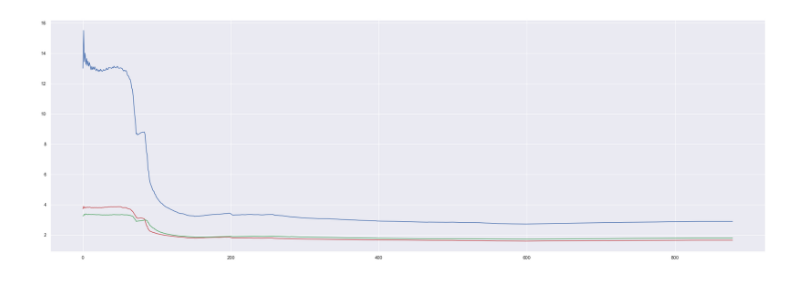
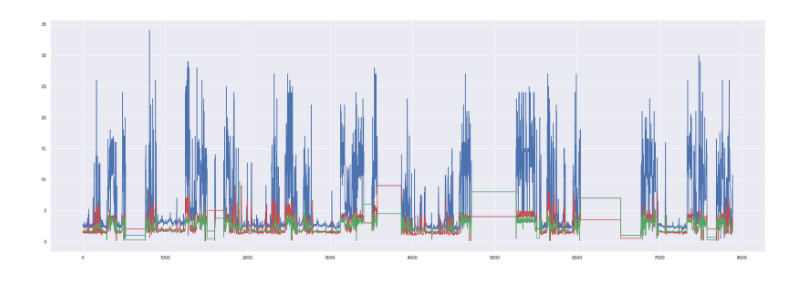
Before and after one commit to zhenux/pythonProject54, a Jupyter notebook: dut_manual_can.ipynb, the cells around one changed output. Drawn from its saved outputs; the diff is of its cells as text; code cells hidden in the pictures.

```diff
--- a/dut_manual_can.ipynb
+++ b/dut_manual_can.ipynb
@@ -10,7 +10,7 @@ from bs4 import BeautifulSoup
 #url_req = (['?imei=350424060069364&s_dt=2022-09-11%2006:02:00&e_dt=2022-09-11%2018:50:00'])
 #url_req = (['?imei=350424060069364&s_dt=2022-09-10%2000:00:00&e_dt=2022-09-13%2023:50:00'])
 #url_req = (['?imei=350424060069364&s_dt=2022-09-19%2007:02:00&e_dt=2022-09-19%2016:30:00'])
-url_req = (['?imei=350424060069364&s_dt=2022-09-24%2010:46:00&e_dt=2022-09-24%2011:27:00'])
+url_req = (['?imei=350424060069364&s_dt=2022-09-27%2009:00:00&e_dt=2022-09-27%2023:59:59'])
 
 web_link = 'https://nav.by/info/testAccel.php'
 
@@ -120,6 +120,12 @@ ttt = []
 relation1 = []
 relation2 = []
 relation3 = []
+relation4 = []
+relation5 = []
+relation6 = []
+relation7 = []
+relation8 = []
+relation9 = []
 
 popt3_calc = [(0.003276728)*1.8684/100, (-0.008181688)*1.8684/100, 0.004813692*3.4909/100, (-3.33334E-05)*3.4909/100]
 #popt3_calc = [110*0.0/1391684.0, 112*0.0/854199.0, 112*0.0/973357.0, 112*1.0/586476.0]
@@ -252,20 +258,20 @@ for i in range(2, len(df)):
     df.at[i, "sum_ES_3_APP_3_can"] = sum_ES_3_APP_3_sum
     df.at[i, "sum_ES_2_can"] = sum_ES_2_sum
 
-    # if (sum_ES_2_APP_inst != 0) and (sum_ES_APP_inst/sum_ES_2_APP_inst < 40):
-    #     relation1.append(sum_ES_APP_inst/sum_ES_2_APP_inst)
-    # else:
-    #     relation1.append(0)
-    #
-    # if (sum_ES_APP_2_inst != 0) and (sum_ES_APP_inst/sum_ES_APP_2_inst < 40):
-    #     relation2.append(sum_ES_APP_inst/sum_ES_APP_2_inst)
-    # else:
-    #     relation2.append(0)
-    #
-    # if (sum_ES_2_APP_2_inst != 0) and (sum_ES_APP_inst/sum_ES_2_APP_2_inst < 40):
-    #     relation3.append(sum_ES_APP_inst/sum_ES_2_APP_2_inst)
-    # else:
-    #     relation3.append(0)
+    if (sum_ES_2_APP_inst != 0) and (sum_ES_APP_inst/sum_ES_2_APP_inst < 40):
+        relation7.append(sum_ES_APP_inst/sum_ES_2_APP_inst)
+    else:
+        relation7.append(0)
+
+    if (sum_ES_APP_2_inst != 0) and (sum_ES_APP_inst/sum_ES_APP_2_inst < 40):
+        relation8.append(sum_ES_APP_inst/sum_ES_APP_2_inst)
+    else:
+        relation8.append(0)
+
+    if (sum_ES_2_APP_2_inst != 0) and (sum_ES_APP_inst/sum_ES_2_APP_2_inst < 40):
+        relation9.append(sum_ES_APP_inst/sum_ES_2_APP_2_inst)
+    else:
+        relation9.append(0)
 
     if (sum_ES_2_APP_sum != 0) and (sum_ES_APP_sum/sum_ES_2_APP_sum < 40):
         relation1.append(sum_ES_APP_sum/sum_ES_2_APP_sum)
@@ -281,6 +287,21 @@ for i in range(2, len(df)):
         relation3.append(sum_ES_APP_sum/sum_ES_2_APP_2_sum)
     else:
         relation3.append(0)
+
+    if (sum_ES_2_APP_3_sum != 0) and (sum_ES_APP_sum/sum_ES_2_APP_3_sum < 40):
+        relation4.append(sum_ES_APP_sum/sum_ES_2_APP_3_sum)
+    else:
+        relation4.append(0)
+
+    if (sum_ES_3_APP_2_sum != 0) and (sum_ES_APP_sum/sum_ES_3_APP_2_sum < 40):
+        relation5.append(sum_ES_APP_sum/sum_ES_3_APP_2_sum)
+    else:
+        relation5.append(0)
+
+    if (sum_ES_3_APP_3_sum != 0) and (sum_ES_APP_sum/sum_ES_3_APP_3_sum < 40):
+        relation6.append(sum_ES_APP_sum/sum_ES_3_APP_3_sum)
+    else:
+        relation6.append(0)
 
     consum_l = 0
     consum_t = 0
@@ -401,18 +422,33 @@ print(sum_ES_APP_sum/sum_ES_2_APP_2_sum)
 # print(110/(sum_ES_2_APP_2_sum*4))
 
 plt.figure(figsize=(30, 10))
+plt.plot(relation9, 'b')
+plt.plot(relation8, 'r')
+plt.plot(relation7, 'g')
+plt.show()
 
+plt.figure(figsize=(30, 10))
 plt.plot(relation3, 'b')
 plt.plot(relation2, 'r')
 plt.plot(relation1, 'g')
+plt.show()
 
-# plt.plot(inst_cons, 'b')
-# plt.plot(inst_speed, 'r')
-# plt.plot(dut, 'g')
-# plt.plot(dut_rf, 'k')
+plt.figure(figsize=(30, 10))
+plt.plot(relation4, 'b--')
+plt.plot(relation5, 'r--')
+plt.plot(relation6, 'g--')
+plt.show()
 
-# plt.plot(app, 'k')
-# plt.plot(es, 'g')
+plt.figure(figsize=(30, 10))
+plt.plot(inst_cons, 'b')
+plt.plot(inst_speed, 'r')
+plt.plot(dut, 'g')
+plt.plot(dut_rf, 'k')
+plt.show()
+
+plt.figure(figsize=(30, 10))
+plt.plot(app, 'k')
+plt.plot(es, 'g')
 # plt.plot(df.sum_ES, 'r')
 plt.show()
 # %% [output]
@@ -427 +463 @@ plt.show()
-[figure, old version]
+[figure, new version]
```
Also changed, not shown: parts of 6 cells of this notebook.
